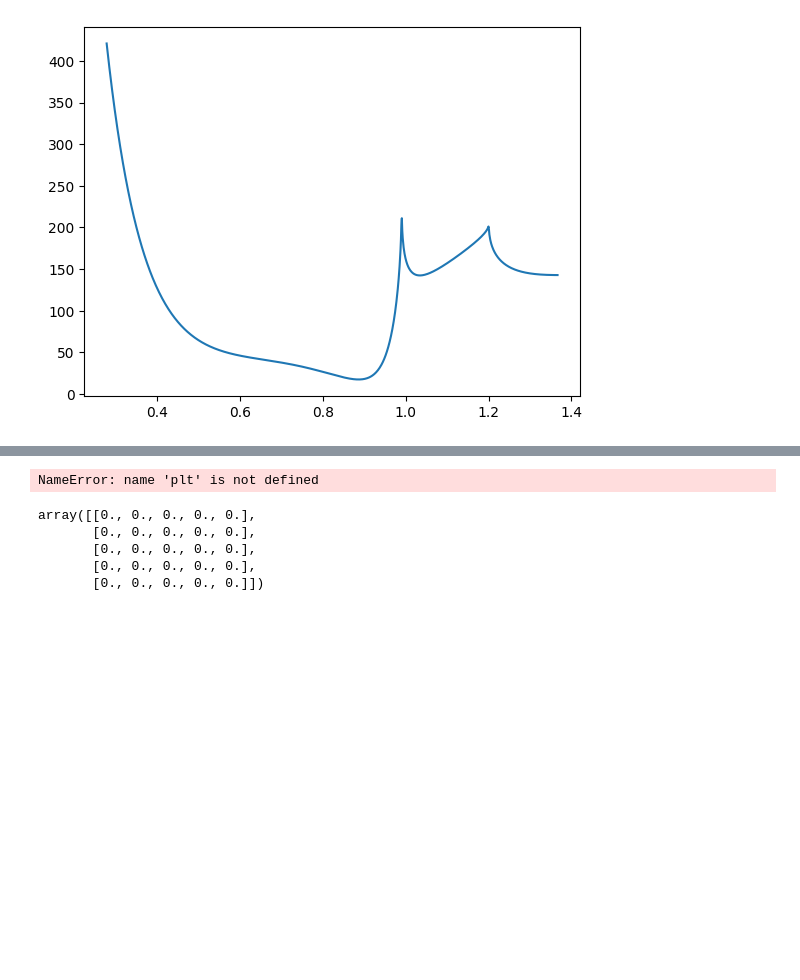
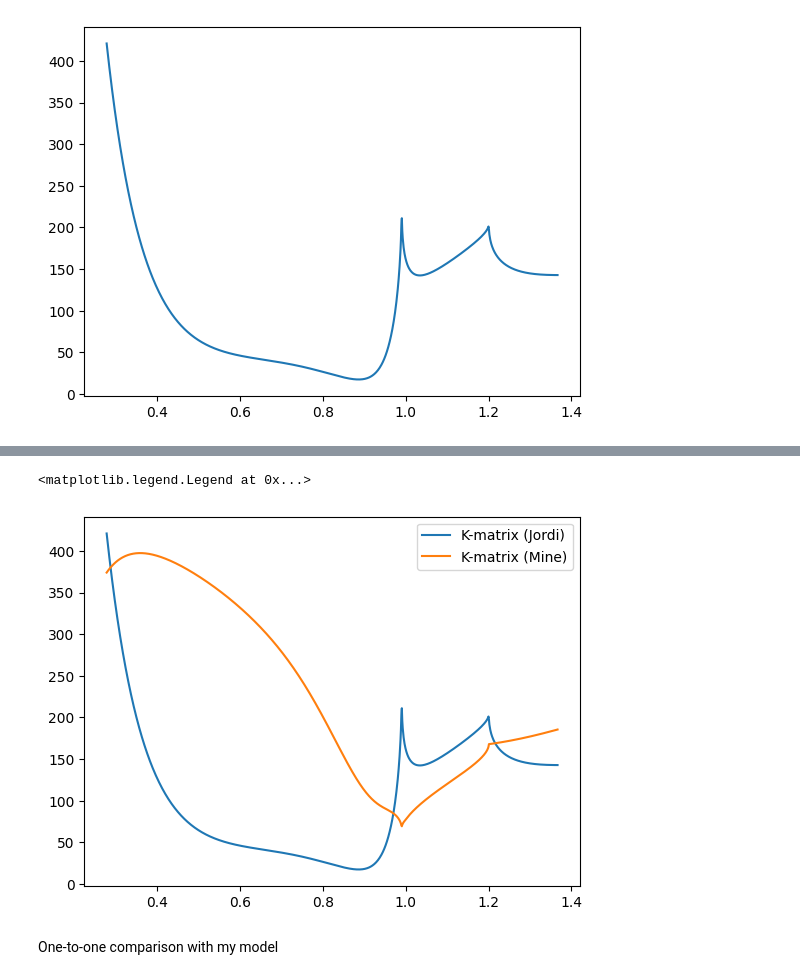
Before and after one commit to cpviolation/tfa_examples, a Jupyter notebook: notebooks/study_lineshapes.ipynb, the cells around one changed output, grey strips where cells are left out. Cells and saved outputs as stored; diff of their text form; code cells hidden in the pictures; blank space fills up the shorter version.

Commit message:
continuing the comparison of the Kmatrix

```diff
--- a/notebooks/study_lineshapes.ipynb
+++ b/notebooks/study_lineshapes.ipynb
@@ -1234,25 +1222,25 @@ def Kmatrix_jordi_np(s, g, ma, beta, f_prod_1, fij, K_matrix_sprod, masses_poles
 	sa = 1.0
 	sa_0 = -0.15
 	# Compute phase space factors
-	rho1sq=(1.0-(np.pow((masses_poles[0][0]+masses_poles[0][1]),2)/s))
+	rho1sq=(1.0-(np.power((masses_poles[0][0]+masses_poles[0][1]),2)/s))
 	rho1 = np.lib.scimath.sqrt(rho1sq)
 	#rho[0]=rho1
 	#
-	rho2sq=(1.0-(np.pow((masses_poles[1][0]+masses_poles[1][1]),2)/s))
+	rho2sq=(1.0-(np.power((masses_poles[1][0]+masses_poles[1][1]),2)/s))
 	rho2 = np.lib.scimath.sqrt(rho2sq)
 	#rho[1]=rho2
 	#
 	rho3=np.where(s<=1,
-			   complex( np.lib.scimath.sqrt(1.0-(16.0*mth*mth)) * \
+			   complex( np.lib.scimath.sqrt(1.0-(16.0*masses_poles[2][0]*masses_poles[2][0])) * \
 					(1.2274+0.00370909/(s*s) - (0.111203)/(s) - 6.39017*s +16.8358*s*s - 21.8845*s*s*s + 11.3153*s*s*s*s), 0.0),
                complex(np.lib.scimath.sqrt(1.0-(16.0*masses_poles[2][0]*masses_poles[2][0]/s)),0.0))
 	#rho[2]=rho3
     #
-	rho4sq=(1.0-(np.pow((masses_poles[3][0]+masses_poles[3][1]),2)/s))
+	rho4sq=(1.0-(np.power((masses_poles[3][0]+masses_poles[3][1]),2)/s))
 	rho4 = np.lib.scimath.sqrt(rho4sq)
 	#rho[3]=rho4
 	#
-	rho5sq=(1.0-(np.pow((masses_poles[4][0]+masses_poles[4][1]),2)/s))
+	rho5sq=(1.0-(np.power((masses_poles[4][0]+masses_poles[4][1]),2)/s))
 	rho5 = np.lib.scimath.sqrt(rho5sq)
 	#rho[4]=rho5
 	#print('RHO')
@@ -1473,6 +1458,6 @@ np.complex128(-12.538766045955661-16.24128550987636j)
 # %%
 km_jordi_np_vals = [Kmatrix_jordi_np(v, g_poles_np, m_poles_np, b_poles_np, fprod1_np, fij_np, K_matrix_sprod_np, masses_poles) for v in xplsq]
-km_jordi_np_dens = np.pow(np.abs(km_jordi_np_vals),2)
+km_jordi_np_dens = np.power(np.abs(km_jordi_np_vals),2)
 plt.plot(xplsq, km_jordi_np_dens, label='ππ_np')
 # %% [output]
 [<matplotlib.lines.Line2D at 0x...>]
@@ -1504,6 +1479,10 @@ NameError: name 'KM' is not defined
+# %%
+masses_poles = [[mpi,mpi], [mkz, mkz], [mpi], [meta, meta], [meta, metap]]
+km  =atfd.kmatrix_lineshapes(xplsq, m_poles, g_poles, s0, fij, b_poles, s0_prod, fi_prod, masses_poles, mpi)
 # %%
-plt.plot(xplsq, km_jordi_dens, label='K-matrix (Jordi)')
+plt.plot(xplsq, km_jordi_np_dens, label='K-matrix (Jordi)')
 plt.plot(xplsq, atfd.density(km[:, 0]), label='K-matrix (Mine)')
 plt.legend()
 # %% [output]
-NameError: name 'plt' is not defined
+<matplotlib.legend.Legend at 0x...>
+[figure, added]
@@ -1512,8 +1489,2 @@ import numpy as np
-# %%
-np.zeros([5,5])
-# %% [output]
-array([[0., 0., 0., 0., 0.],
-       [0., 0., 0., 0., 0.],
-       [0., 0., 0., 0., 0.],
-       [0., 0., 0., 0., 0.],
-       [0., 0., 0., 0., 0.]])
+# %% [markdown]
+One-to-one comparison with my model
```
Also changed, not shown: parts of 66 cells of this notebook.
